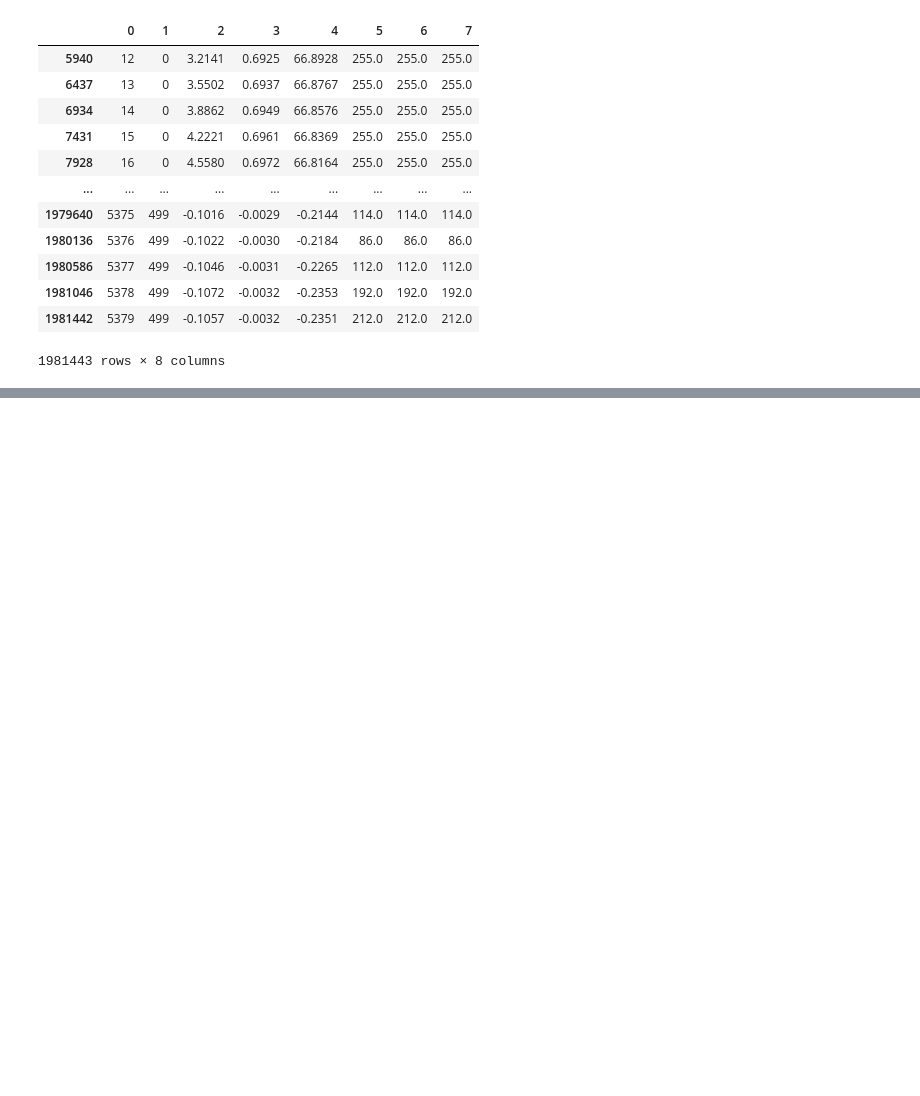
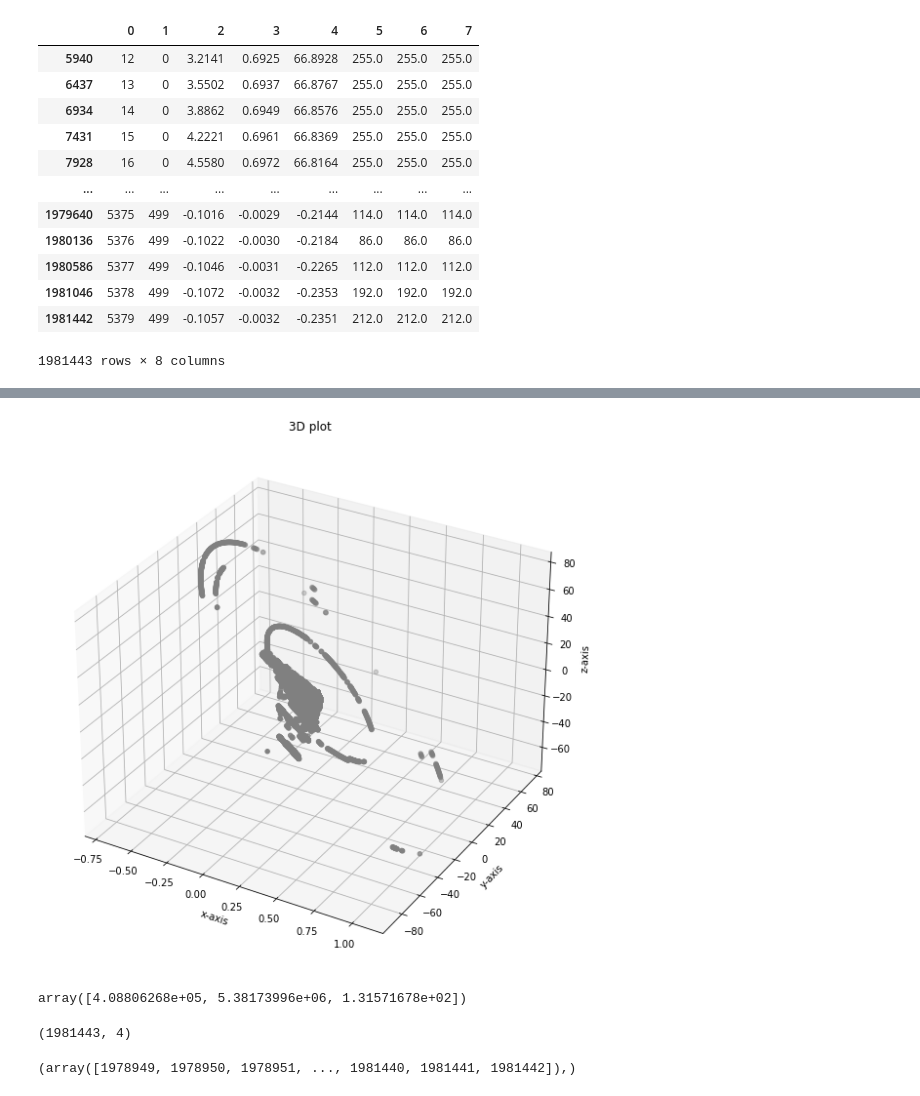
Before and after one commit to hamzamogni/LiDAR, a Jupyter notebook: Test.ipynb, the cells around one changed output, grey strips where cells are left out. Drawn from its saved outputs; the diff is of its cells as text; code cells hidden in the pictures; blank space fills up the shorter version.

```diff
--- a/Test.ipynb
+++ b/Test.ipynb
@@ -56,0 +83,4 @@ df_global
+# %%
+test = df_global[[1, 2, 3, 4]].to_numpy()
+bras_levier = np.array([0.14, 0.249, -0.076])
+rotation_matrix = np.array([[0, -1, 0], [1, 0, 0], [0, 0, 1]])
@@ -56,0 +103,12 @@ df_global
+# %%
+result = np.empty((test.shape[0], 4))
+for i in range(test.shape[0]):
+    result[i] = np.array([test[i][0], *(rotation_matrix.dot(test[i][1:]) + bras_levier)])
+# %%
+plot(data={
+    "x": result[:,1],
+    "y": result[:,2],
+    "z": result[:,3],
+})
+# %% [output]
+[figure, added]
@@ -56,0 +136,12 @@ df_global
+# %%
+gps_rotation_matrix(0.586, 22.061215, 0.495261).dot(result[0][1:]) + np.array([408805.808657, 5381737.416481, 190.215839])
+# %% [output]
+array([4.08806268e+05, 5.38173996e+06, 1.31571678e+02])
+# %%
+result.shape
+# %% [output]
+(1981443, 4)
+# %%
+print(np.where(result[:,0] == 499))
+# %% [output]
+(array([1978949, 1978950, 1978951, ..., 1981440, 1981441, 1981442]),)
```
Also changed, not shown: parts of 15 cells of this notebook.
